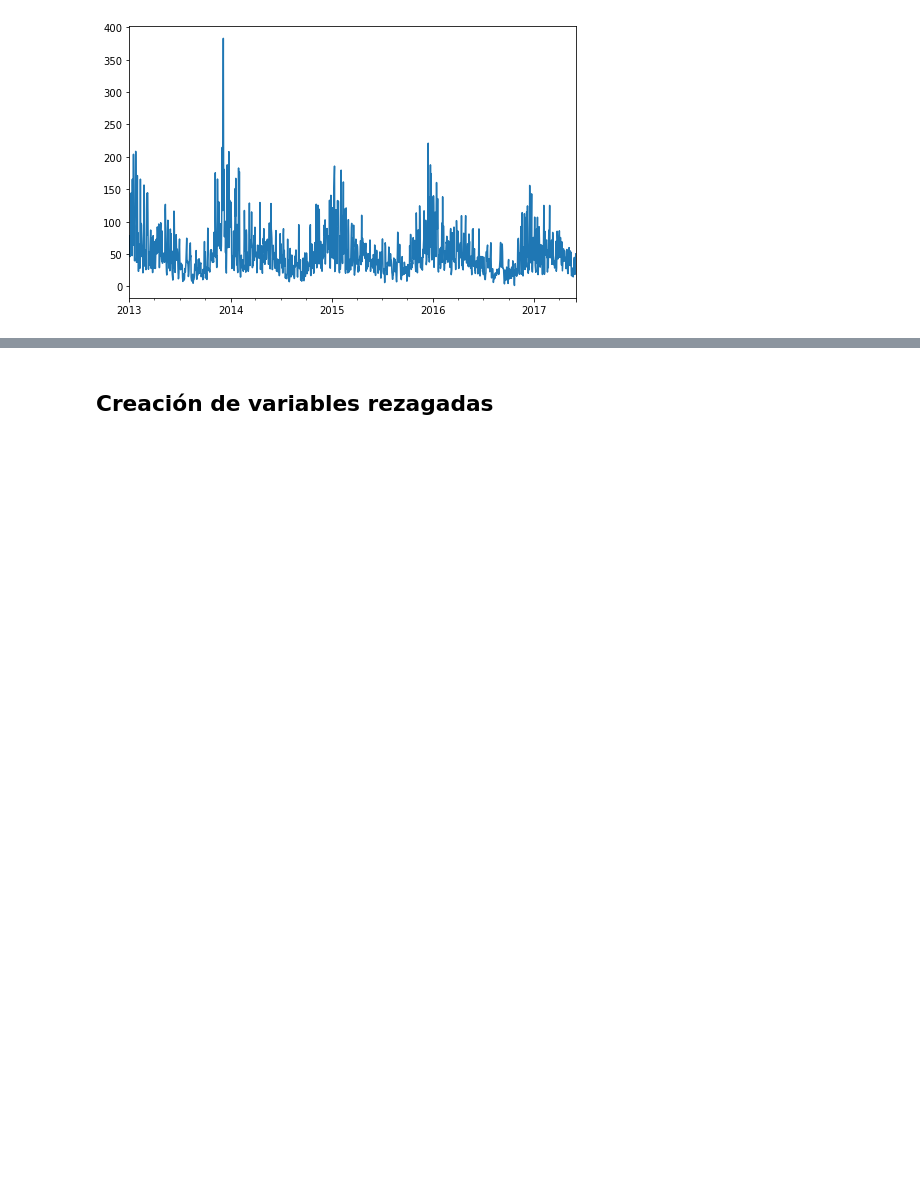
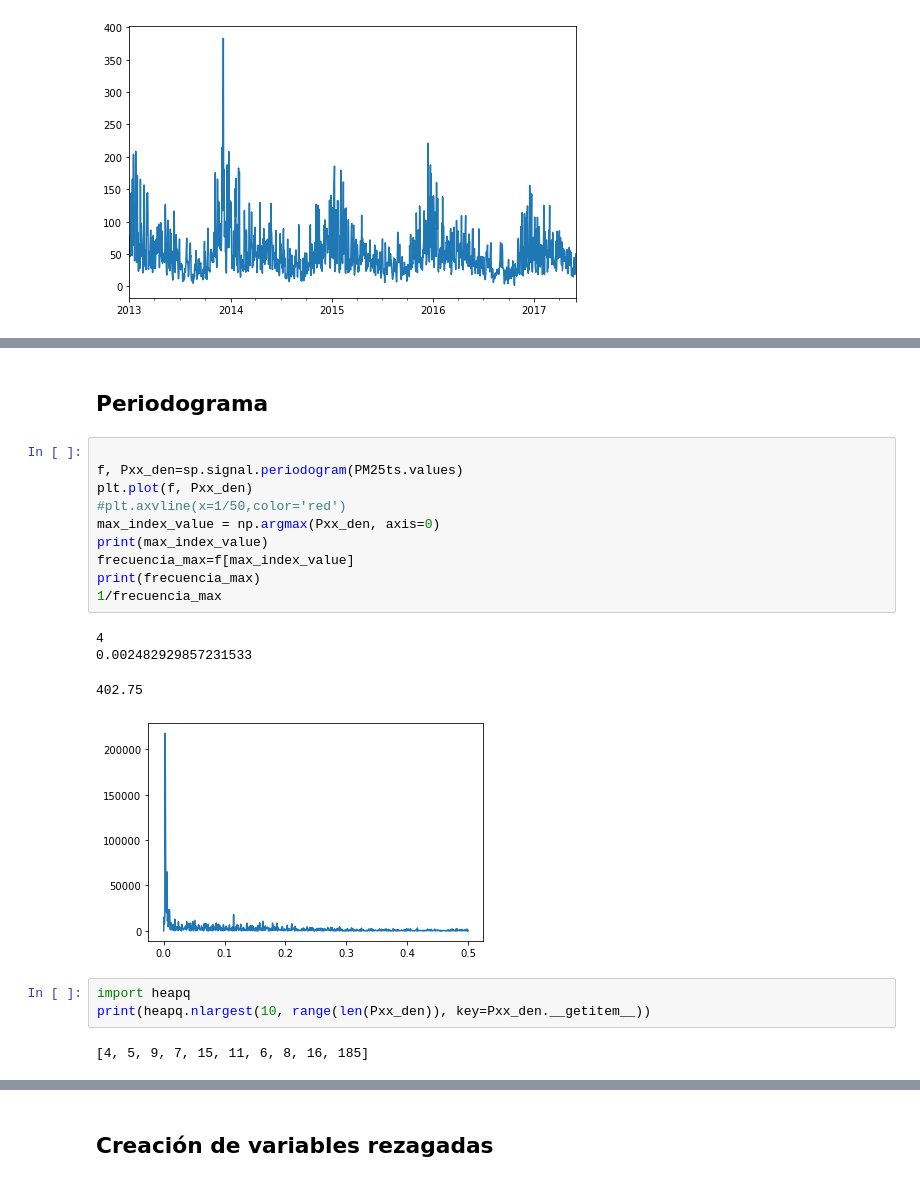
Before and after one commit to sacalderonv/TimeSeries, a Jupyter notebook: Series Univariadas/Python Jupyter/Arboles de Decisión para Serie de Tiempo/Árboles.ipynb, the cells around one changed output, grey strips where cells are left out. Drawn from its saved outputs; the diff is of its cells as text; blank space fills up the shorter version.

```diff
--- a/Series Univariadas/Python Jupyter/Arboles de Decisión para Serie de Tiempo/Árboles.ipynb
+++ b/Series Univariadas/Python Jupyter/Arboles de Decisión para Serie de Tiempo/Árboles.ipynb
@@ -43,0 +54,22 @@ pyplot.show()
+# %% [markdown]
+## Periodograma
+# %%
+
+f, Pxx_den=sp.signal.periodogram(PM25ts.values)
+plt.plot(f, Pxx_den)
+#plt.axvline(x=1/50,color='red')
+max_index_value = np.argmax(Pxx_den, axis=0)
+print(max_index_value)
+frecuencia_max=f[max_index_value]
+print(frecuencia_max)
+1/frecuencia_max
+# %% [output]
+4
+0.002482929857231533
+402.75
+[figure, added]
+# %%
+import heapq
+print(heapq.nlargest(10, range(len(Pxx_den)), key=Pxx_den.__getitem__))
+# %% [output]
+[4, 5, 9, 7, 15, 11, 6, 8, 16, 185]
```
Also changed, not shown: parts of 14 cells of this notebook, 9 other files.
